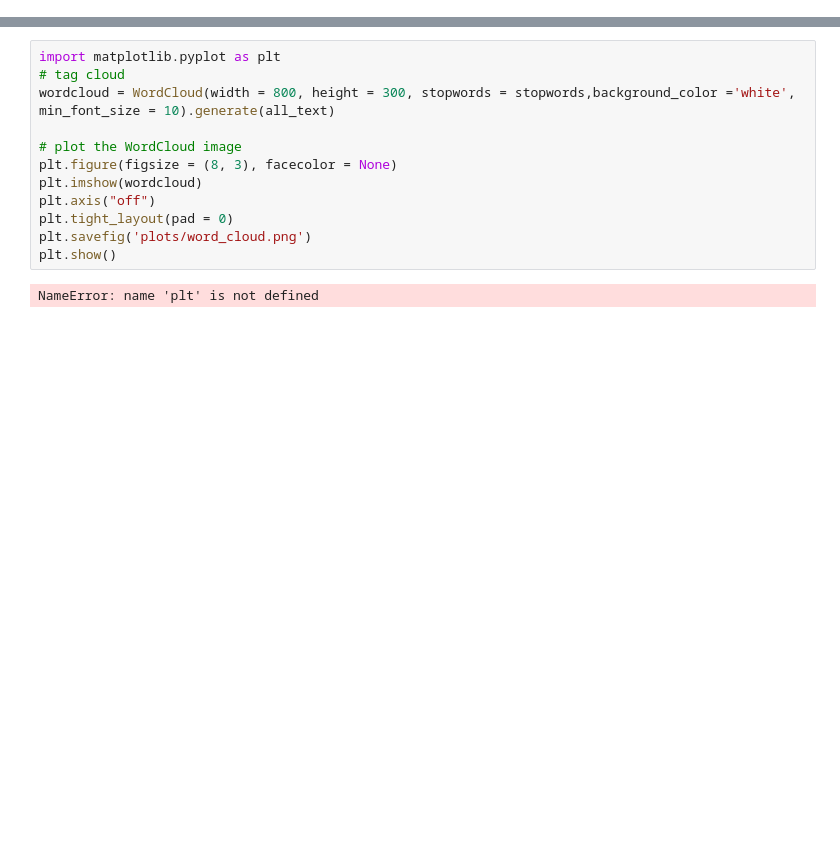
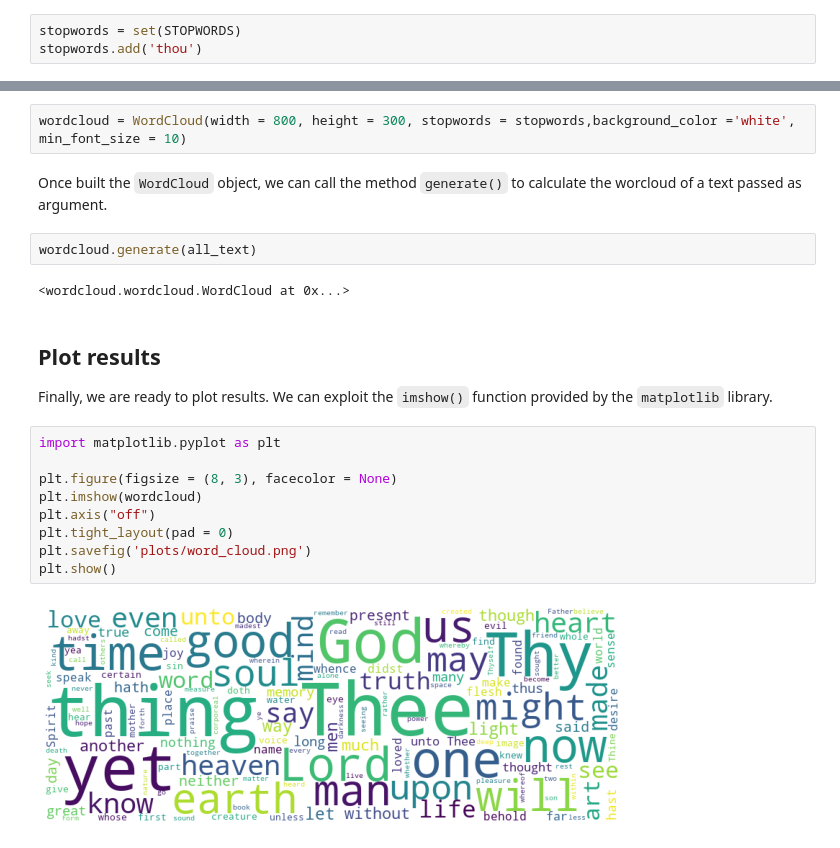
Before and after one commit to alod83/papers, a Jupyter notebook: aiucd2021/Wordcloud.ipynb, the cells around one changed output, grey strips where cells are left out. Cells and saved outputs as stored; diff of their text form; blank space fills up the shorter version.

```diff
--- a/aiucd2021/Wordcloud.ipynb
+++ b/aiucd2021/Wordcloud.ipynb
@@ -11,0 +14,3 @@ Supervised Learning needs some annotated text to train the algorithm. Thus, the
+# %%
+stopwords = set(STOPWORDS)
+stopwords.add('thou')
@@ -42,14 +30,22 @@ book: 13
+# %%
+wordcloud = WordCloud(width = 800, height = 300, stopwords = stopwords,background_color ='white',  min_font_size = 10)
+# %% [markdown]
+Once built the `WordCloud` object, we can call the method `generate()` to calculate the worcloud of a text passed as argument.
+# %%
+wordcloud.generate(all_text)
+# %% [output]
+<wordcloud.wordcloud.WordCloud at 0x...>
+# %% [markdown]
+## Plot results
+Finally, we are ready to plot results. We can exploit the `imshow()` function provided by the `matplotlib` library.
 # %%
 import matplotlib.pyplot as plt
-# tag cloud
-wordcloud = WordCloud(width = 800, height = 300, stopwords = stopwords,background_color ='white',  min_font_size = 10).generate(all_text)
 
-# plot the WordCloud image
 plt.figure(figsize = (8, 3), facecolor = None)
 plt.imshow(wordcloud)
 plt.axis("off")
 plt.tight_layout(pad = 0)
 plt.savefig('plots/word_cloud.png')
 plt.show()
 # %% [output]
-NameError: name 'plt' is not defined
+[figure, added]
```
Also changed, not shown: parts of 7 cells of this notebook.
